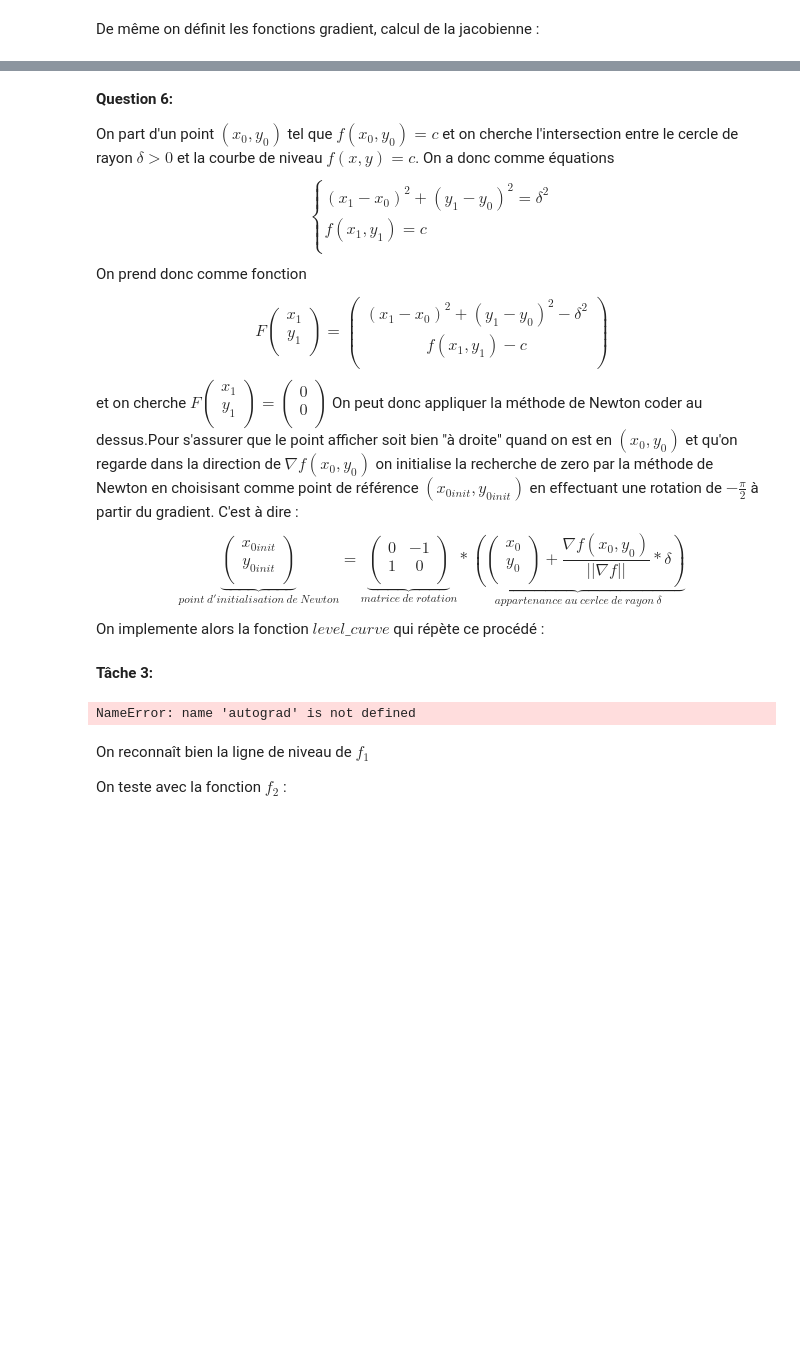
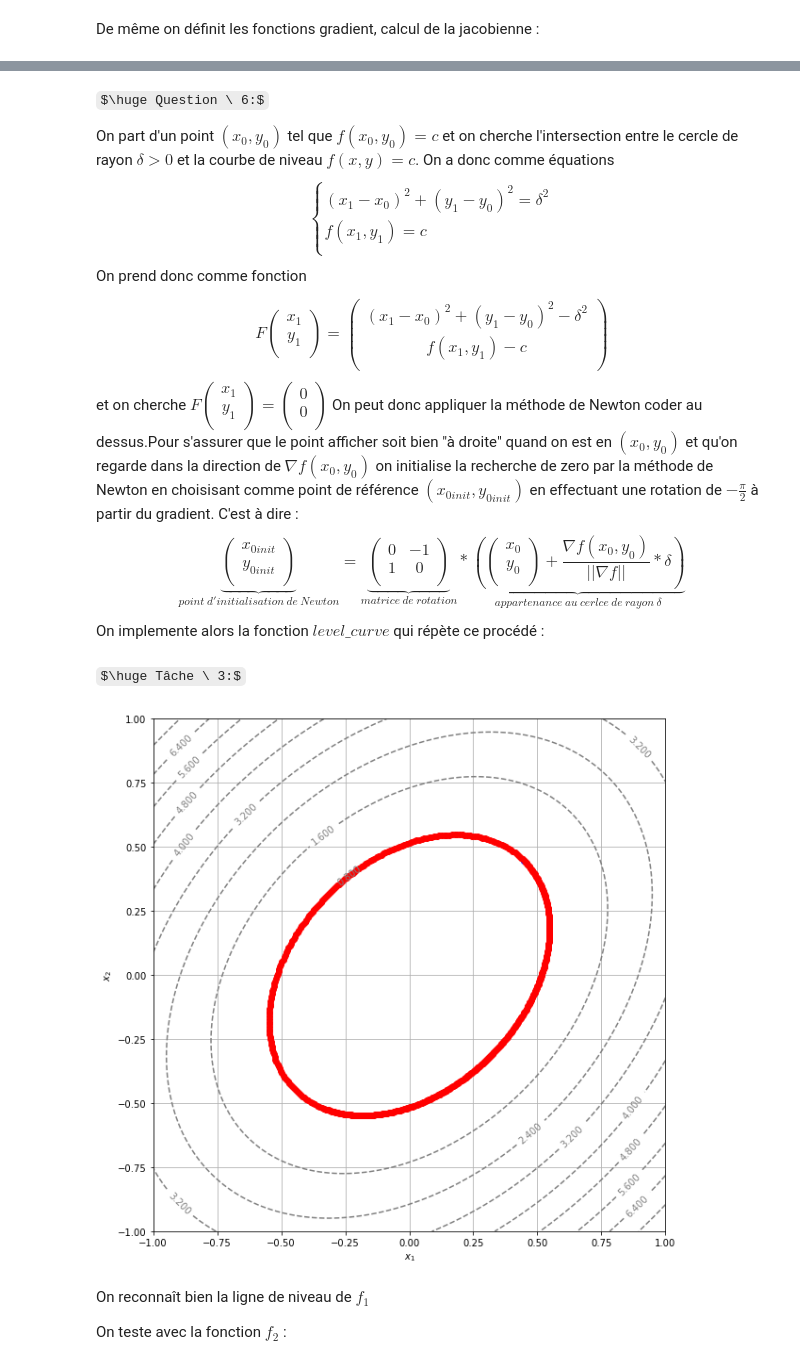
Before and after one commit to jpl-c/projet_numerique_proba, a Jupyter notebook: DMcourbes.ipynb, the cells around one changed output, grey strips where cells are left out. Saved outputs shown, nothing was run; the diff lists cells and outputs as text; code cells hidden in the pictures; some formulas as TeX source; blank space fills up the shorter version.

```diff
--- a/DMcourbes.ipynb
+++ b/DMcourbes.ipynb
@@ -257,5 +261,5 @@ NameError: name 'autograd' is not defined
 # %% [markdown]
-**Question 6:**
+$\huge Question \ 6:$
 
 On part d'un point $(x_0,y_0)$ tel que $f(x_0,y_0)=c$ et on cherche l'intersection entre le cercle de rayon $\delta >0$ et la courbe de niveau $f(x,y)=c$.
 On a donc comme équations
@@ -282,7 +286,7 @@ $$
  $$
  On implemente alors la fonction $level \_{} curve$ qui répète ce procédé :
 # %% [markdown]
-**Tâche 3:**
+$\huge Tâche \ 3:$
 # %%
 def level_curve(f, x0, y0, delta=0.1, N=1000, eps=10):
     X = np.empty(shape = (2, N))
@@ -304,22 +308,23 @@ def level_curve(f, x0, y0, delta=0.1, N=1000, eps=10):
 # %%
 eps = 10**(-7)
 N = 100
 X0 = Newton(F1, 0.8, 0.8,eps, N)
 X1 = np.array([0.51792427, 0.37650292])
 x0, y0 = X0[0], X0[1]
 x1, y1 = X1[0], X1[1]
 
 Tab_sol = level_curve(f1, x0, y0, delta=0.01, N=500, eps=0.001)
 display_contour(
     f1,
     x=np.linspace(-1.0, 1.0, 100),
     y=np.linspace(-1.0, 1.0, 100),
     levels=10 # 10 levels, automatically selected
 )
 
-plt.plot(Tab_sol[0], Tab_sol[1], 'b')
+plt.plot(Tab_sol[0][0], Tab_sol[1][0], 'b')
+plt.plot(Tab_sol[0], Tab_sol[1], 'r')
 # %% [output]
-NameError: name 'autograd' is not defined
+[figure, added]
 # %% [markdown]
 On reconnaît bien la ligne de niveau de $f_1$
 
```
Also changed, not shown: parts of 29 cells of this notebook.
